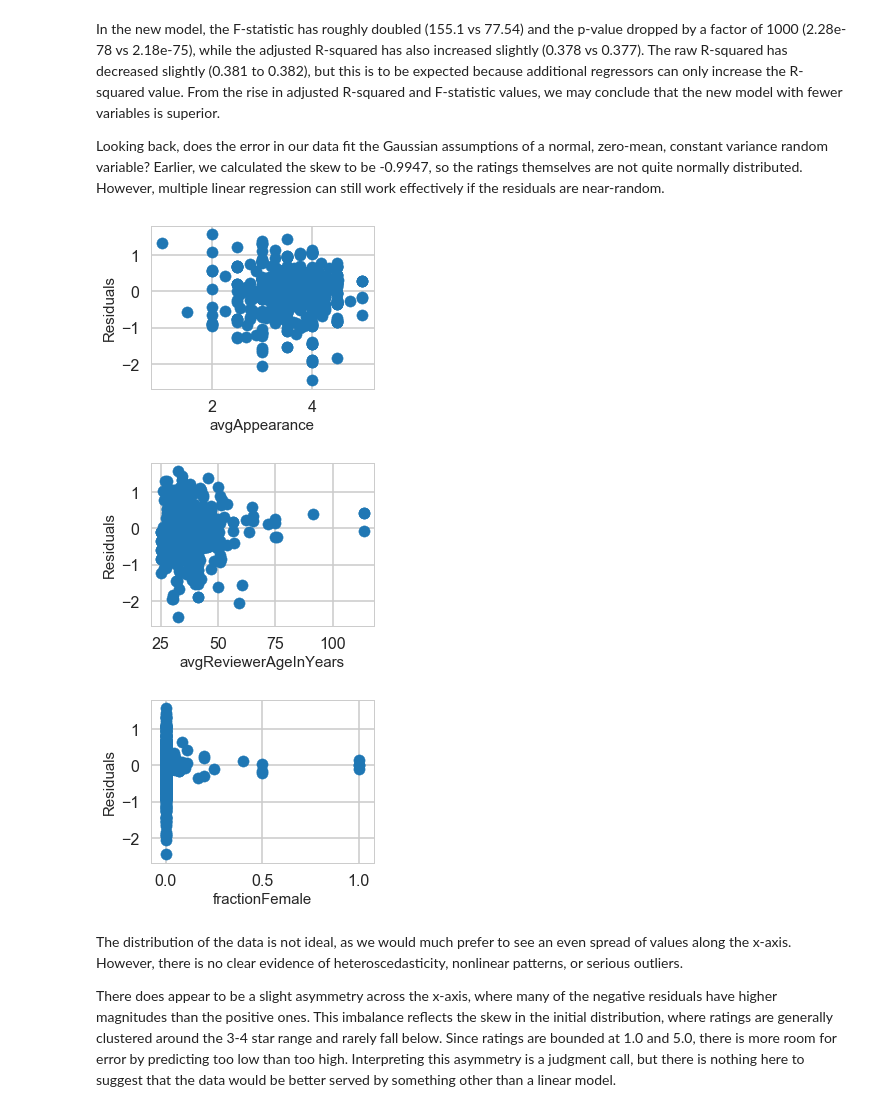
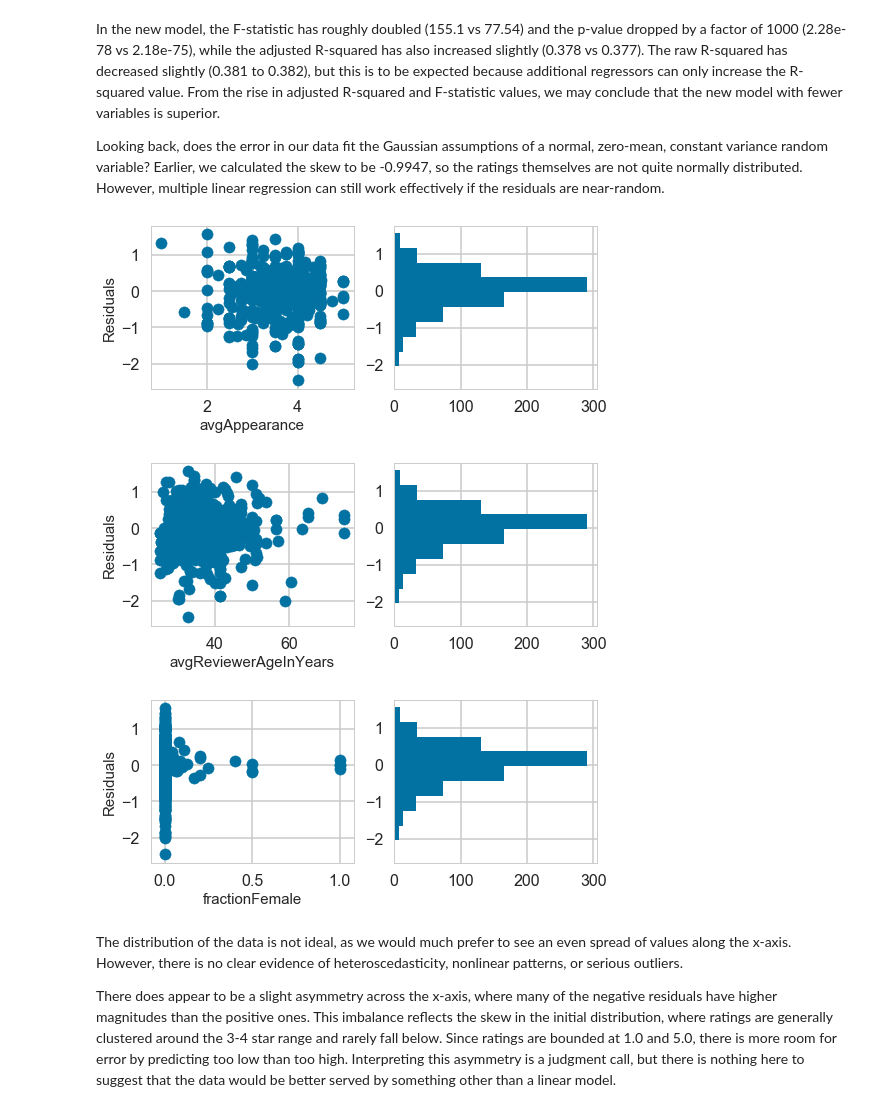
Before and after one commit to katiegrosch/beer-data-analysis, a Jupyter notebook: BeerRatingsAnalysis.ipynb, the cells around one changed output. Drawn from its saved outputs; the diff is of its cells as text; code cells hidden in the pictures.

```diff
--- a/BeerRatingsAnalysis.ipynb
+++ b/BeerRatingsAnalysis.ipynb
@@ -50,7 +51,9 @@ df = df.rename(index=str, columns={'beer/ABV': 'ABV',
                                    'review/taste':'taste',
                                    'review/timeUnix': 'unixPostTime'})
 
+# removing outliers and null values
 df = df[np.abs(df.ABV-df.ABV.mean()) <= (3*df.ABV.std())]
+df = df[df.reviewerAgeInSeconds < 2838240000]
 df = df[df.reviewerAgeInSeconds.notnull()]
 df = df[df.gender.notnull()]
 
@@ -311,14 +314,17 @@ In the new model, the F-statistic has roughly doubled (155.1 vs 77.54) and the p
 Looking back, does the error in our data fit the Gaussian assumptions of a normal, zero-mean, constant variance random variable? Earlier, we calculated the skew to be -0.9947, so the ratings themselves are not quite normally distributed. However, multiple linear regression can still work effectively if the residuals are near-random.
 # %%
 for column in ['avgAppearance', 'avgReviewerAgeInYears', 'fractionFemale']:
-    plt.figure(figsize=(4, 3))
+    plt.figure(figsize=(8, 3))
+    plt.subplot(1, 2, 1)
     plt.scatter(ratings_final[column], Y - y_pred_final)
     plt.ylabel('Residuals', size=15)
     plt.xlabel(column, size=15)
+    plt.subplot(1, 2, 2)
+    plt.hist(Y - y_pred_final, 10, orientation='horizontal')
 # %% [output]
-[figure, old version]
+[figure, new version]
-[figure, old version]
+[figure, new version]
-[figure, old version]
+[figure, new version]
 # %% [markdown]
 The distribution of the data is not ideal, as we would much prefer to see an even spread of values along the x-axis. However, there is no clear evidence of heteroscedasticity, nonlinear patterns, or serious outliers.
 
```
Also changed, not shown: parts of 13 cells of this notebook.
